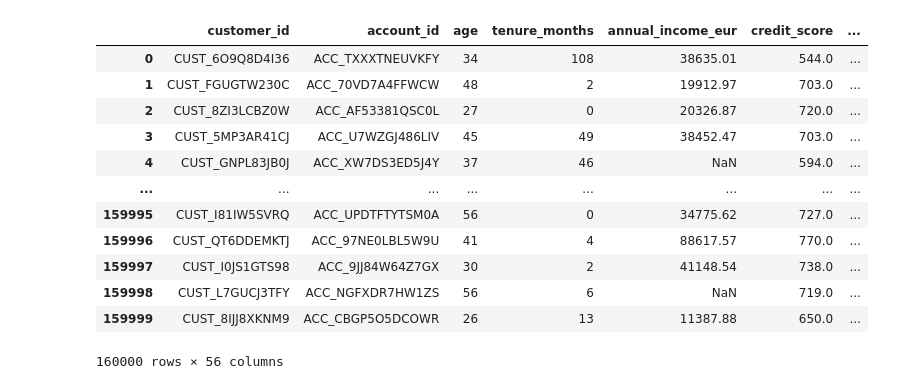
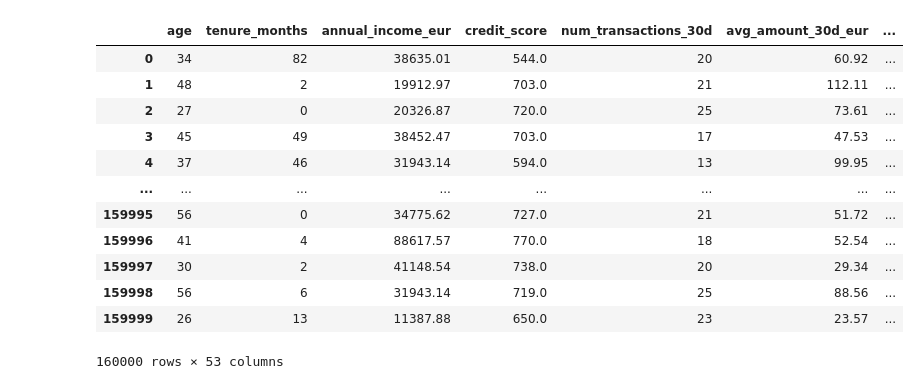
Before and after one commit to Noah-rsn/Projet_ML_B2_Noah_Yasmina, a Jupyter notebook: Modélisation/premier_model_ML.ipynb, the cells around one changed output. Cells and saved outputs as stored; diff of their text form; code cells hidden in the pictures.

```diff
--- a/Modélisation/premier_model_ML.ipynb
+++ b/Modélisation/premier_model_ML.ipynb
@@ -22,21 +24,21 @@ from sklearn.metrics import (
 )
 # %%
-df = pd.read_csv("../data/kaggle_b2_fraud_train_v3.csv")
+df = pd.read_csv("../data/data_preprocees_rf.csv")
 df
 # %% [output]
-|  | customer_id | account_id | age | tenure_months | annual_income_eur | credit_score | ... |
-| 0 | CUST_6O9Q8D4I36 | ACC_TXXXTNEUVKFY | 34 | 108 | 38635.01 | 544.0 | ... |
-| 1 | CUST_FGUGTW230C | ACC_70VD7A4FFWCW | 48 | 2 | 19912.97 | 703.0 | ... |
-| 2 | CUST_8ZI3LCBZ0W | ACC_AF53381QSC0L | 27 | 0 | 20326.87 | 720.0 | ... |
-| 3 | CUST_5MP3AR41CJ | ACC_U7WZGJ486LIV | 45 | 49 | 38452.47 | 703.0 | ... |
-| 4 | CUST_GNPL83JB0J | ACC_XW7DS3ED5J4Y | 37 | 46 | NaN | 594.0 | ... |
+|  | age | tenure_months | annual_income_eur | credit_score | num_transactions_30d | avg_amount_30d_eur | ... |
+| 0 | 34 | 82 | 38635.01 | 544.0 | 20 | 60.92 | ... |
+| 1 | 48 | 2 | 19912.97 | 703.0 | 21 | 112.11 | ... |
+| 2 | 27 | 0 | 20326.87 | 720.0 | 25 | 73.61 | ... |
+| 3 | 45 | 49 | 38452.47 | 703.0 | 17 | 47.53 | ... |
+| 4 | 37 | 46 | 31943.14 | 594.0 | 13 | 99.95 | ... |
 | ... | ... | ... | ... | ... | ... | ... | ... |
-| 159995 | CUST_I81IW5SVRQ | ACC_UPDTFTYTSM0A | 56 | 0 | 34775.62 | 727.0 | ... |
-| 159996 | CUST_QT6DDEMKTJ | ACC_97NE0LBL5W9U | 41 | 4 | 88617.57 | 770.0 | ... |
-| 159997 | CUST_I0JS1GTS98 | ACC_9JJ84W64Z7GX | 30 | 2 | 41148.54 | 738.0 | ... |
-| 159998 | CUST_L7GUCJ3TFY | ACC_NGFXDR7HW1ZS | 56 | 6 | NaN | 719.0 | ... |
-| 159999 | CUST_8IJJ8XKNM9 | ACC_CBGP5O5DCOWR | 26 | 13 | 11387.88 | 650.0 | ... |
+| 159995 | 56 | 0 | 34775.62 | 727.0 | 21 | 51.72 | ... |
+| 159996 | 41 | 4 | 88617.57 | 770.0 | 18 | 52.54 | ... |
+| 159997 | 30 | 2 | 41148.54 | 738.0 | 20 | 29.34 | ... |
+| 159998 | 56 | 6 | 31943.14 | 719.0 | 25 | 88.56 | ... |
+| 159999 | 26 | 13 | 11387.88 | 650.0 | 23 | 23.57 | ... |
-160000 rows × 56 columns
+160000 rows × 53 columns
 # %%
 from statsmodels.stats import descriptivestats
 
```
Also changed, not shown: parts of 11 cells of this notebook, 15 other files.
